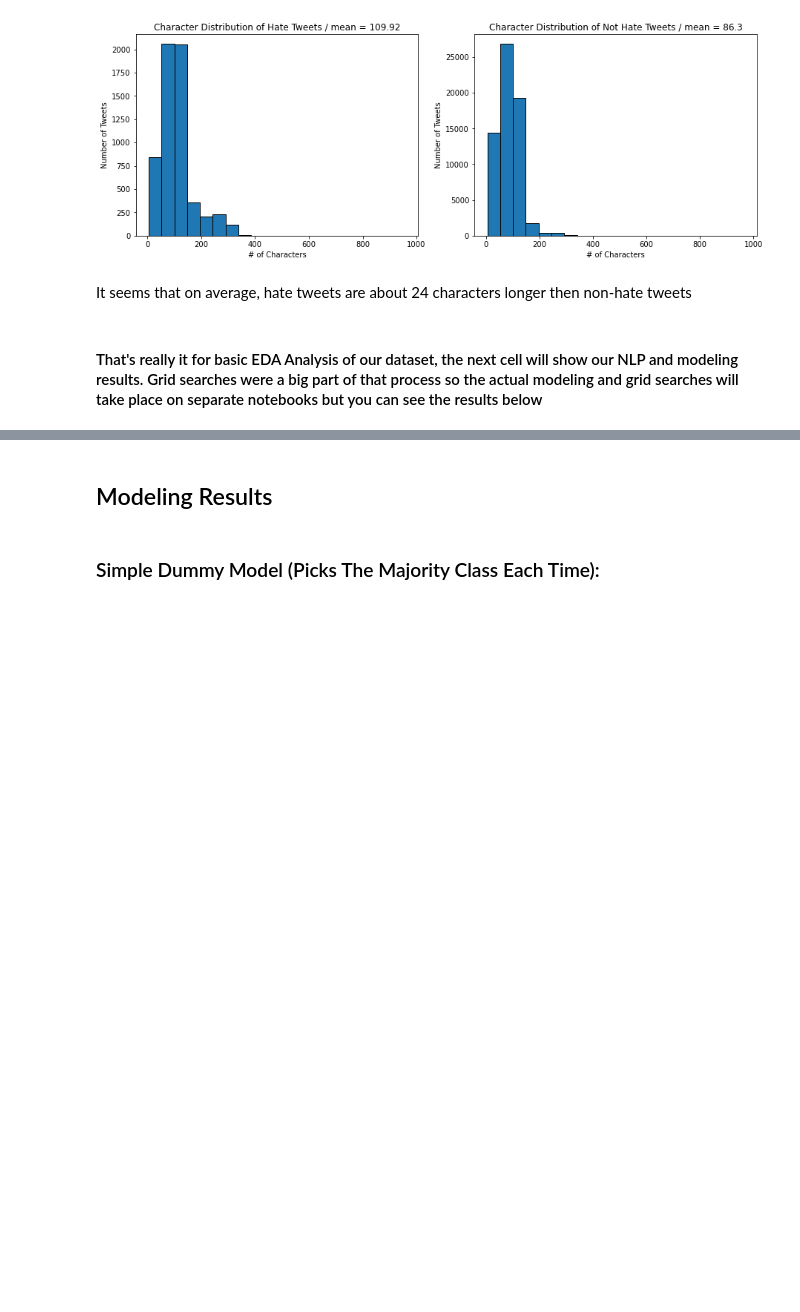
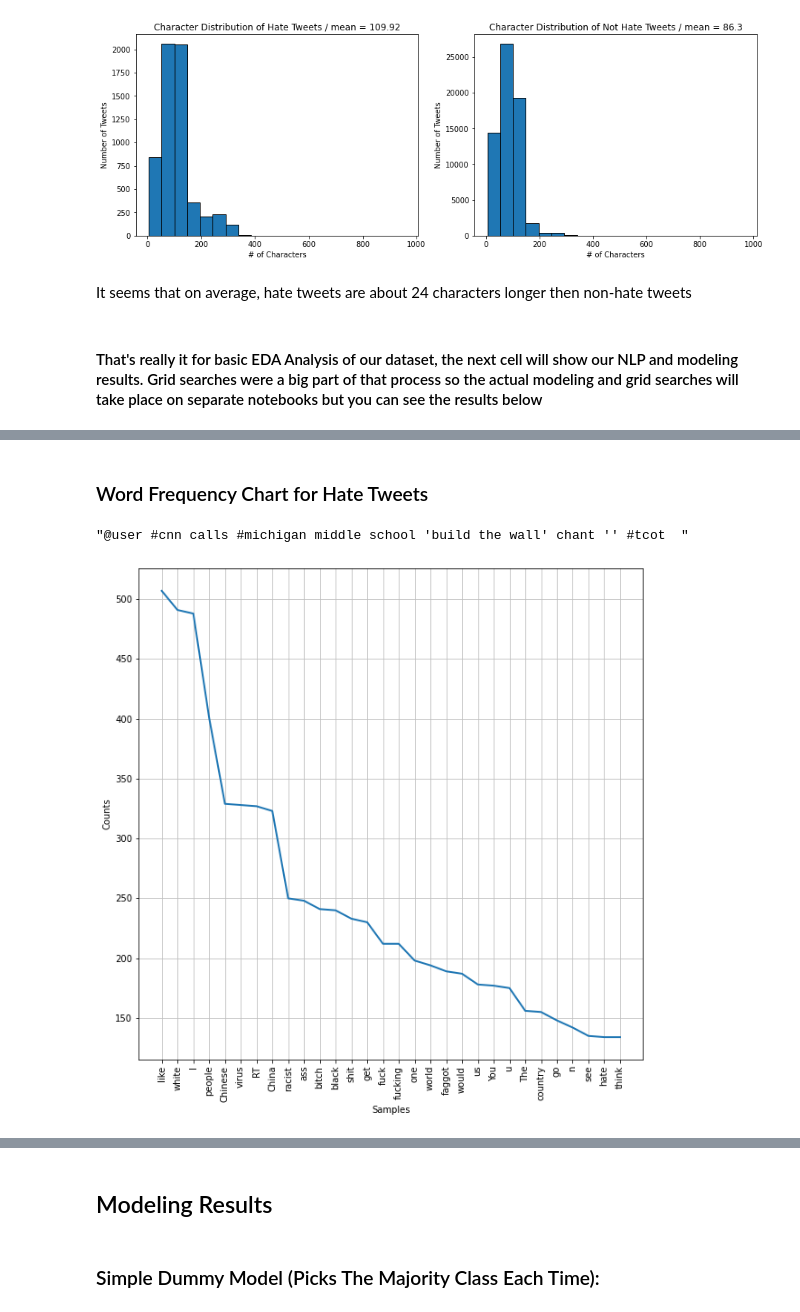
Before and after one commit to cdlc01/Twitter_Hate_Speech_Analysis, a Jupyter notebook: EDA.ipynb, the cells around one changed output, grey strips where cells are left out. Drawn from its saved outputs; the diff is of its cells as text; code cells hidden in the pictures; blank space fills up the shorter version.

```diff
--- a/EDA.ipynb
+++ b/EDA.ipynb
@@ -142,0 +244,21 @@ It seems that on average, hate tweets are about 24 characters longer then non-ha
+# %% [markdown]
+### Word Frequency Chart for Hate Tweets
+# %%
+hate_word_list = []
+for tweet in df[df['label'] == 1]['tweet'].values:
+    words = tweet_token.tokenize(tweet)
+    for word in words:
+        hate_word_list.append(word)
+# %%
+df[df['label'] == 1]['tweet'].values
+# %% [output]
+"@user #cnn calls #michigan middle school 'build the wall' chant '' #tcot  "
+# %%
+hate_word_list = [word for word in hate_word_list if word not in sw]
+hate_word_list = [word for word in hate_word_list if word not in list(string.punctuation)]
+# %%
+fdist_2 = FreqDist(hate_word_list)
+plt.figure(figsize=(10, 10))
+fdist_2.plot(30);
+# %% [output]
+[figure, added]
```
Also changed, not shown: parts of 16 cells of this notebook, 3 other files.
